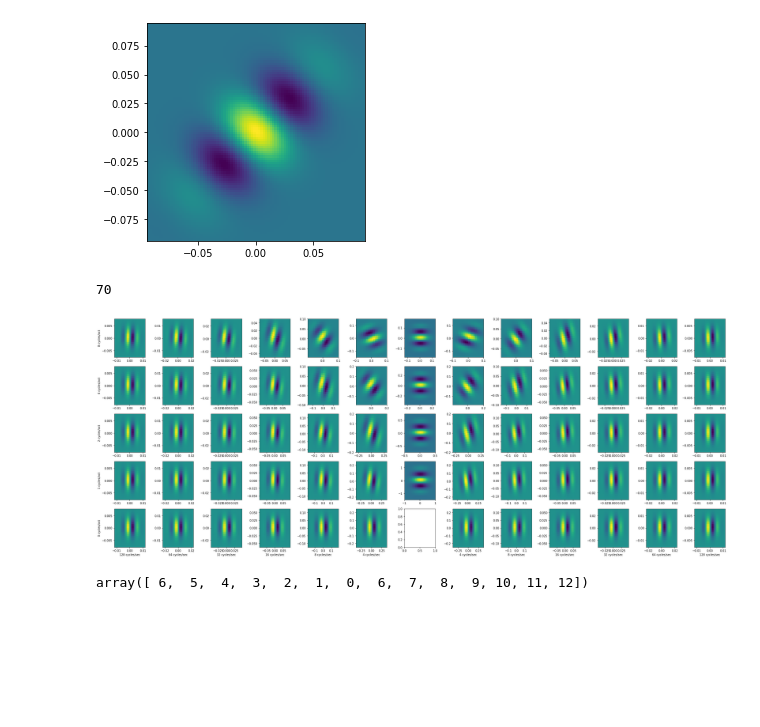
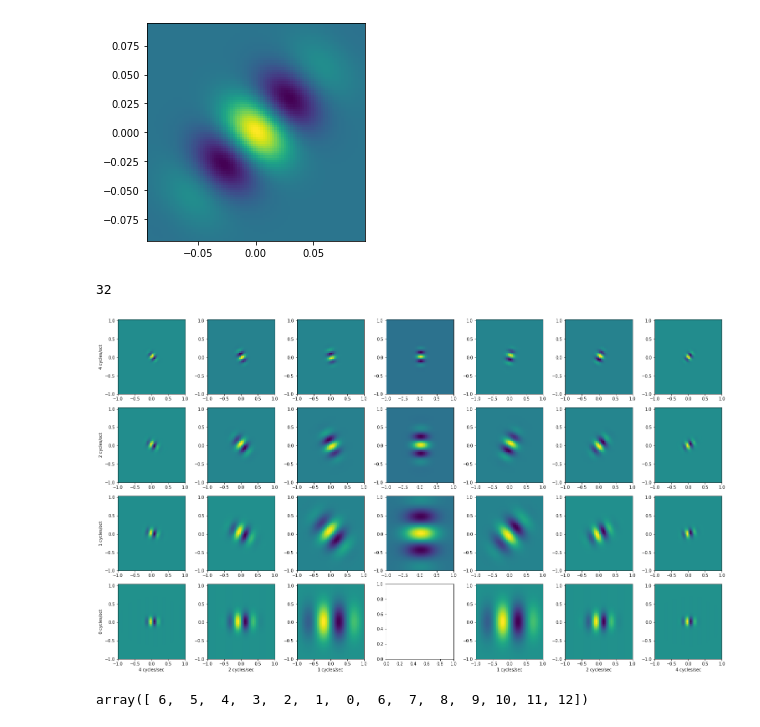
Before and after one commit to xpliu16/Jupyter_notebooks, a Jupyter notebook: auditory_filternet/Auditory_filter_processing.ipynb, the cells around one changed output. Saved outputs shown, nothing was run; the diff lists cells and outputs as text; code cells hidden in the pictures; blank space fills up the shorter version.

```diff
--- a/auditory_filternet/Auditory_filter_processing.ipynb
+++ b/auditory_filternet/Auditory_filter_processing.ipynb
@@ -66,7 +66,7 @@ plt.show()
 
 # Need to run it with display_scaled=False first, then true to get proper figure scaling, then rerun display_scaled=True
 
-display_scaled = True
+display_scaled = False
 
 if display_scaled:
     k_spect = np.array([0, 1, 2, 4, 8])  # cycles/octave
@@ -138,35 +138,35 @@ for i,ks in enumerate(k_spect):
 
                 ax[-(i+1), inds[j+k*len(k_temp)]].pcolormesh(x,y,g)
 
                 if (j == len(k_temp)-1) and (k == 0):
                     ax[-(i+1), inds[j+k*len(k_temp)]].set_ylabel('{0} cycles/oct'.format(ks))
                 if i == 0:
                     ax[-(i+1), inds[j+k*len(k_temp)]].set_xlabel('{0} cycles/sec'.format(kt))
                 #plt.axis('scaled')
                 #ax[inds[i+k*len(k_temp)],j+k*len(k_temp)].set_xticks([])
                 #ax[inds[i+k*len(k_temp)],j+k*len(k_temp)].set_yticks([])
 
 #fig.supxlabel('Spectral modulation frequency ([0, 0.5, 1, 2, 4, 8] cycles/oct)')
 #fig.supylabel('Temporal modulation frequency ([0, 2, 4, 8, 16, 32, 64, 128] Hz)')
 fig.tight_layout()
 
 # Looks inverted because imshow plots rows down on the "y"
 
 #        for ps in psi:
 #            for ud in updown:
 #                if ks != 0:
 #                    theta = np.arctan(kt/ks)
 #                else:
 #                    theta = np.pi/2
 #                kt = kt*ps
 #                Lambda = 1/np.linalg.norm([kt,ks])
 #                g1 = gabor(sigma, theta, Lambda, ps, gamma)
 #                ax.imshow(g1, cmap='hot')
 
 plt.show()
 # %% [output]
-70
+32
-[figure, old version]
+[figure, new version]
 # %%
 inds = np.concatenate((np.flip(np.arange(len(k_temp))), np.arange(len(k_temp))+len(k_temp)-1))
 inds
```
Also changed, not shown: parts of 4 cells of this notebook.
